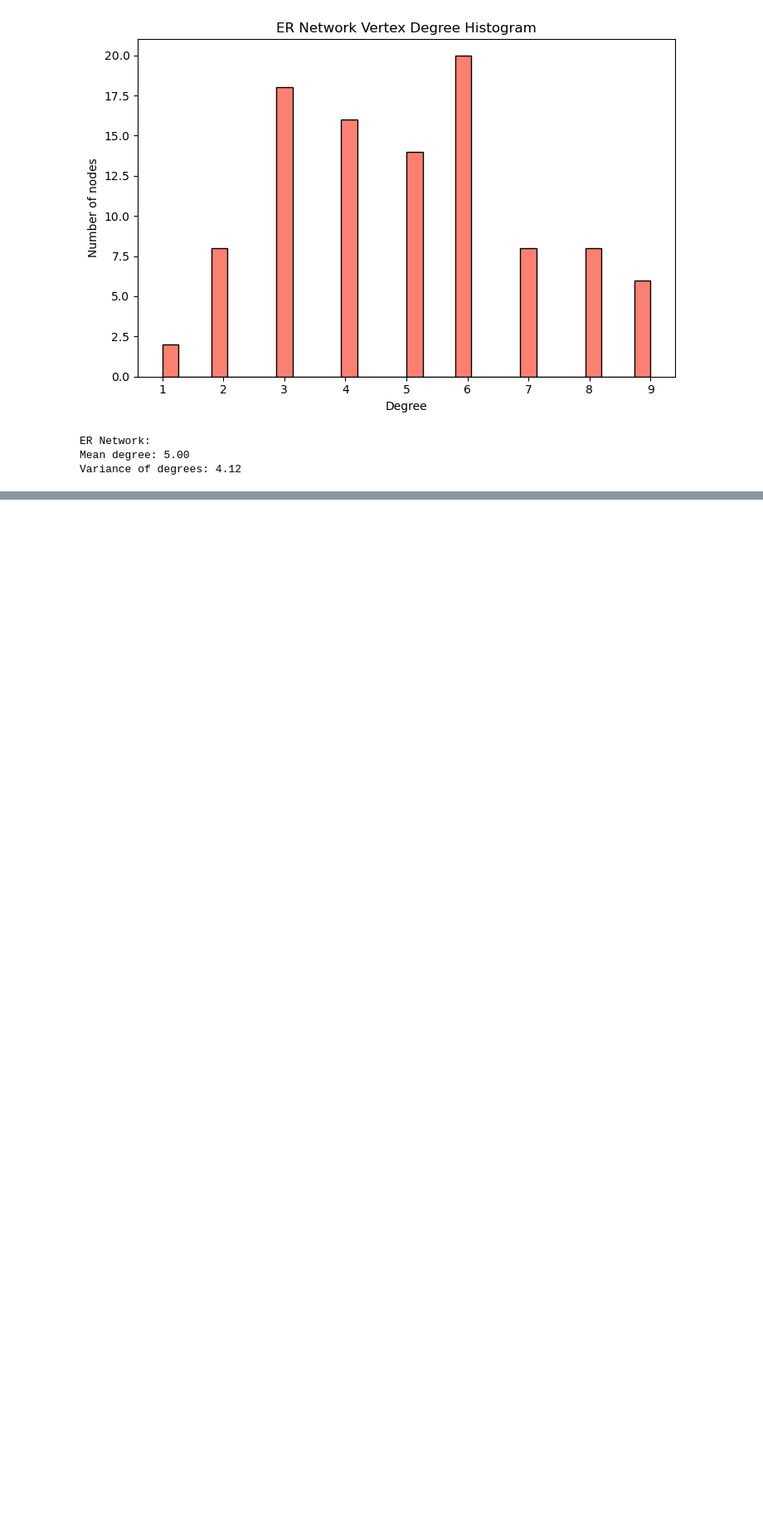
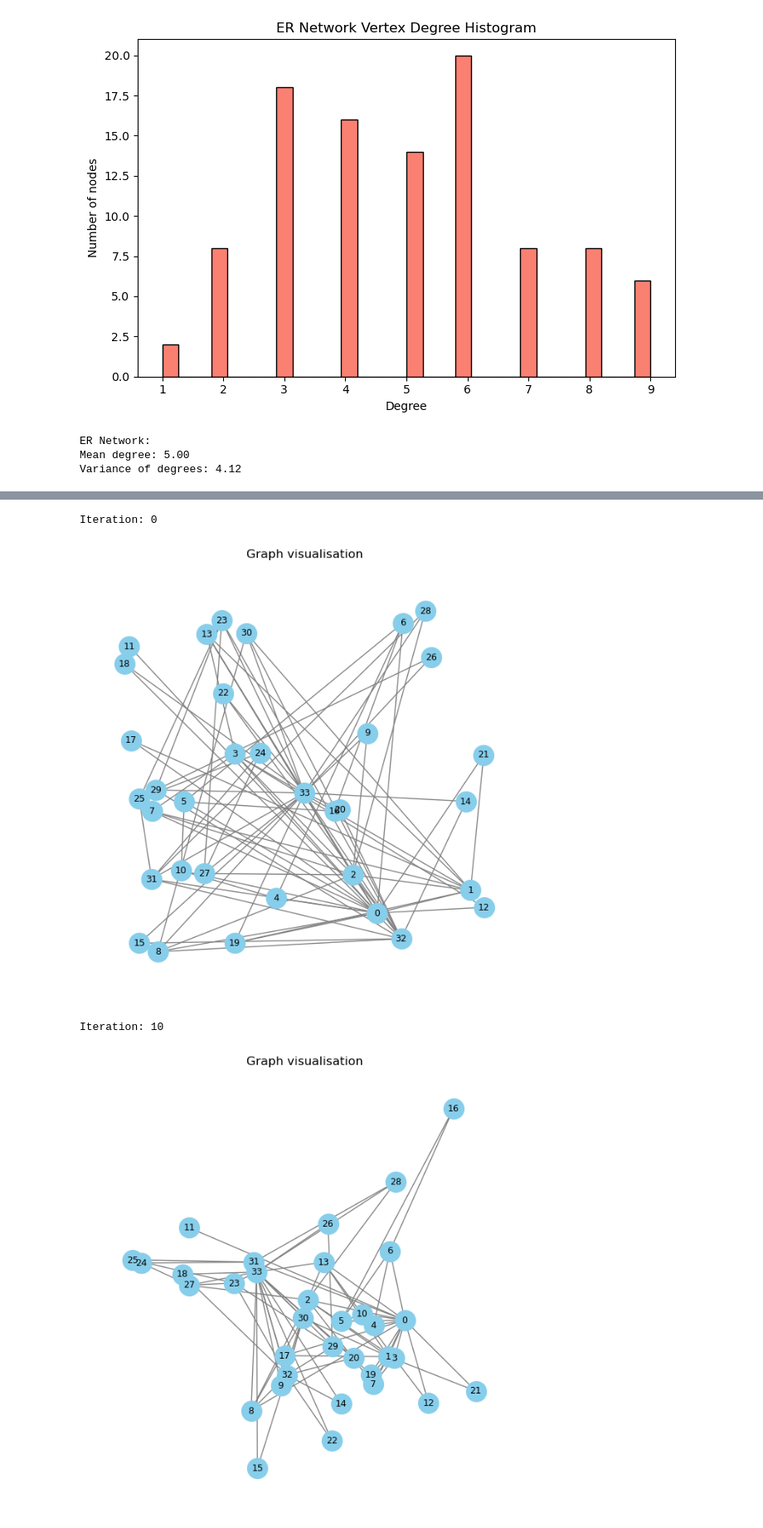
Before and after one commit to kubek22/SNARS, a Jupyter notebook: project3/project3.ipynb, the cells around one changed output, grey strips where cells are left out. Shown at 83% size. Saved outputs shown, nothing was run; the diff lists cells and outputs as text; code cells hidden in the pictures; blank space fills up the shorter version.

```diff
--- a/project3/project3.ipynb
+++ b/project3/project3.ipynb
@@ -229,0 +379,20 @@ Variance of degrees: 4.12
+# %%
+frames = 10
+steps = 5
+k = 0.1
+
+positions = spring_layout(G, iterations=0, k=k)
+
+print(f"Iteration: {0}")
+plot_graph(G, positions)
+
+for i in range(frames):
+    positions = spring_layout(G, iterations=steps, initial_x=positions, k=k)
+
+    print(f"Iteration: {(i+1) * frames}")
+    plot_graph(G, positions)
+# %% [output]
+Iteration: 0
+[figure, added]
+Iteration: 10
+[figure, added]
```
Also changed, not shown: parts of 10 cells of this notebook, 1 other file.
